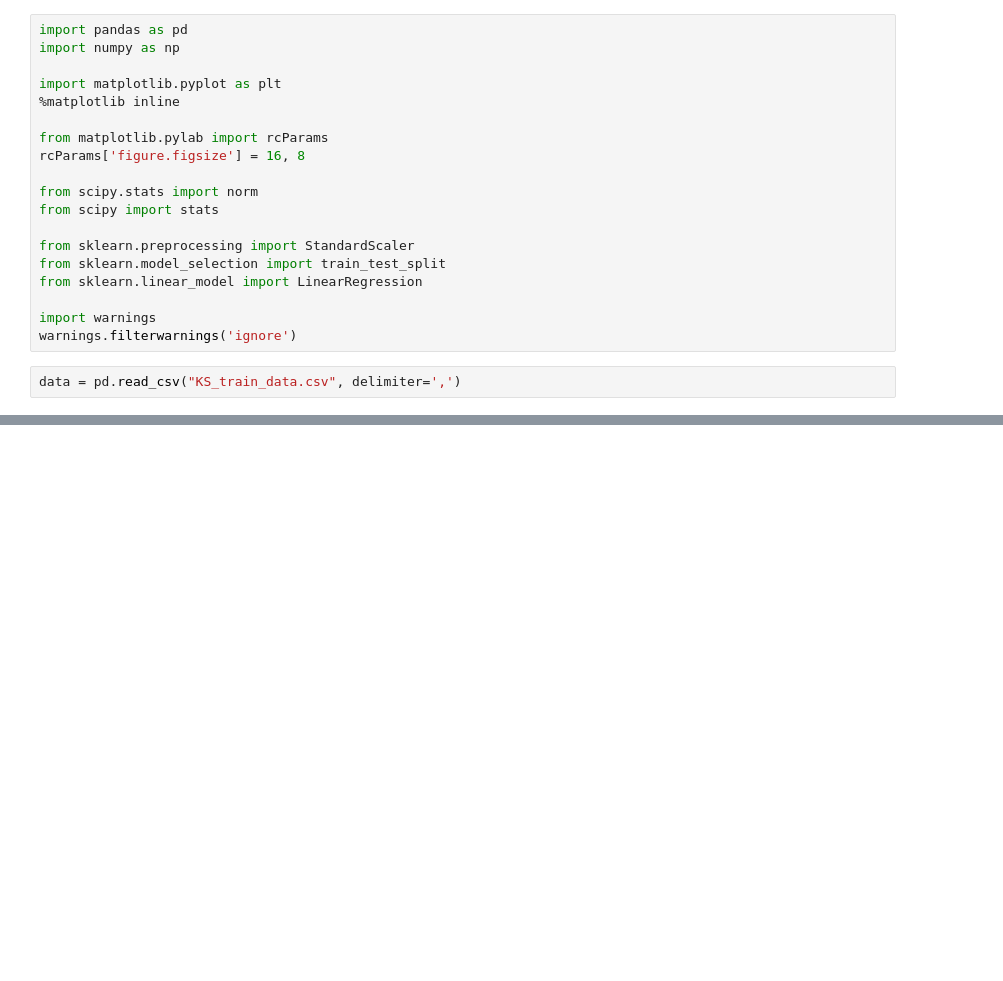
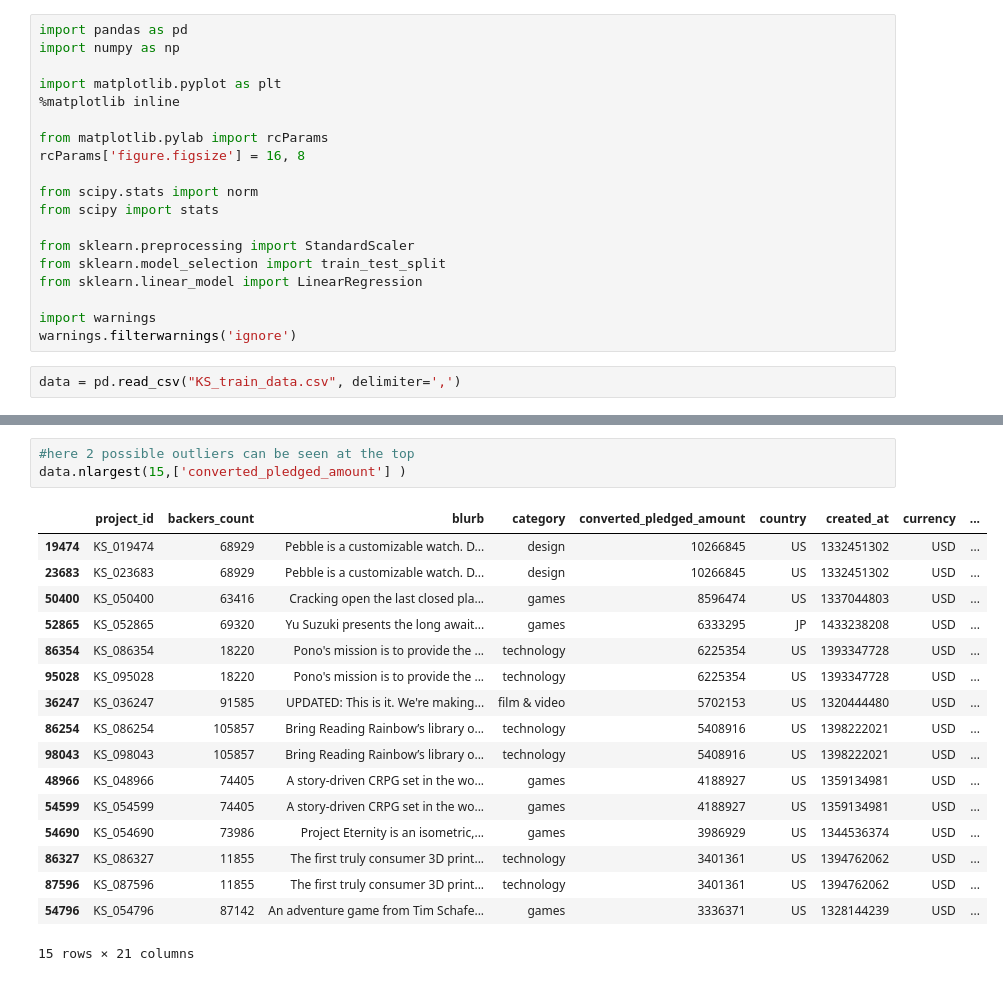
Before and after one commit to nimamehrafar/kickstarter-group-4---really, a Jupyter notebook: kickstarter_data.ipynb, the cells around one changed output, grey strips where cells are left out. Cells and saved outputs as stored; diff of their text form; blank space fills up the shorter version.

```diff
--- a/kickstarter_data.ipynb
+++ b/kickstarter_data.ipynb
@@ -31,0 +49,21 @@ data.head(1000)
+# %%
+#here 2 possible outliers can be seen at the top
+data.nlargest(15,['converted_pledged_amount'] )
+# %% [output]
+|  | project_id | backers_count | blurb | category | converted_pledged_amount | country | created_at | currency | ... |
+| 19474 | KS_019474 | 68929 | Pebble is a customizable watch. D... | design | 10266845 | US | 1332451302 | USD | ... |
+| 23683 | KS_023683 | 68929 | Pebble is a customizable watch. D... | design | 10266845 | US | 1332451302 | USD | ... |
+| 50400 | KS_050400 | 63416 | Cracking open the last closed pla... | games | 8596474 | US | 1337044803 | USD | ... |
+| 52865 | KS_052865 | 69320 | Yu Suzuki presents the long await... | games | 6333295 | JP | 1433238208 | USD | ... |
+| 86354 | KS_086354 | 18220 | Pono's mission is to provide the ... | technology | 6225354 | US | 1393347728 | USD | ... |
+| 95028 | KS_095028 | 18220 | Pono's mission is to provide the ... | technology | 6225354 | US | 1393347728 | USD | ... |
+| 36247 | KS_036247 | 91585 | UPDATED: This is it. We're making... | film & video | 5702153 | US | 1320444480 | USD | ... |
+| 86254 | KS_086254 | 105857 | Bring Reading Rainbow’s library o... | technology | 5408916 | US | 1398222021 | USD | ... |
+| 98043 | KS_098043 | 105857 | Bring Reading Rainbow’s library o... | technology | 5408916 | US | 1398222021 | USD | ... |
+| 48966 | KS_048966 | 74405 | A story-driven CRPG set in the wo... | games | 4188927 | US | 1359134981 | USD | ... |
+| 54599 | KS_054599 | 74405 | A story-driven CRPG set in the wo... | games | 4188927 | US | 1359134981 | USD | ... |
+| 54690 | KS_054690 | 73986 | Project Eternity is an isometric,... | games | 3986929 | US | 1344536374 | USD | ... |
+| 86327 | KS_086327 | 11855 | The first truly consumer 3D print... | technology | 3401361 | US | 1394762062 | USD | ... |
+| 87596 | KS_087596 | 11855 | The first truly consumer 3D print... | technology | 3401361 | US | 1394762062 | USD | ... |
+| 54796 | KS_054796 | 87142 | An adventure game from Tim Schafe... | games | 3336371 | US | 1328144239 | USD | ... |
+15 rows × 21 columns
```
Also changed, not shown: parts of 2 cells of this notebook.
